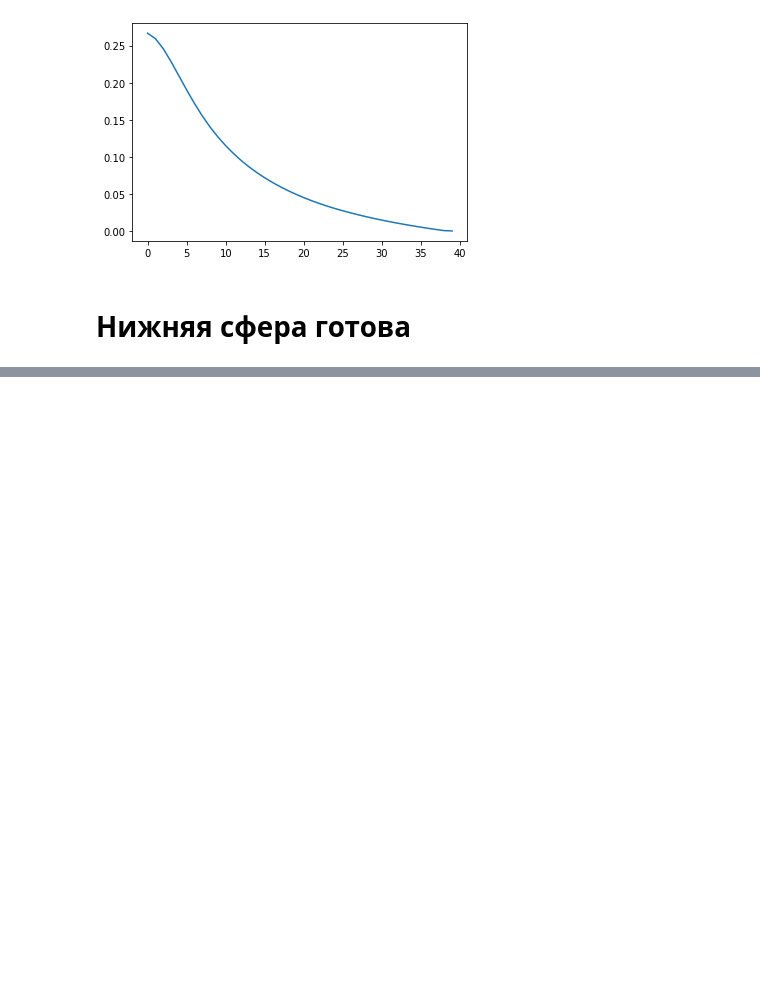
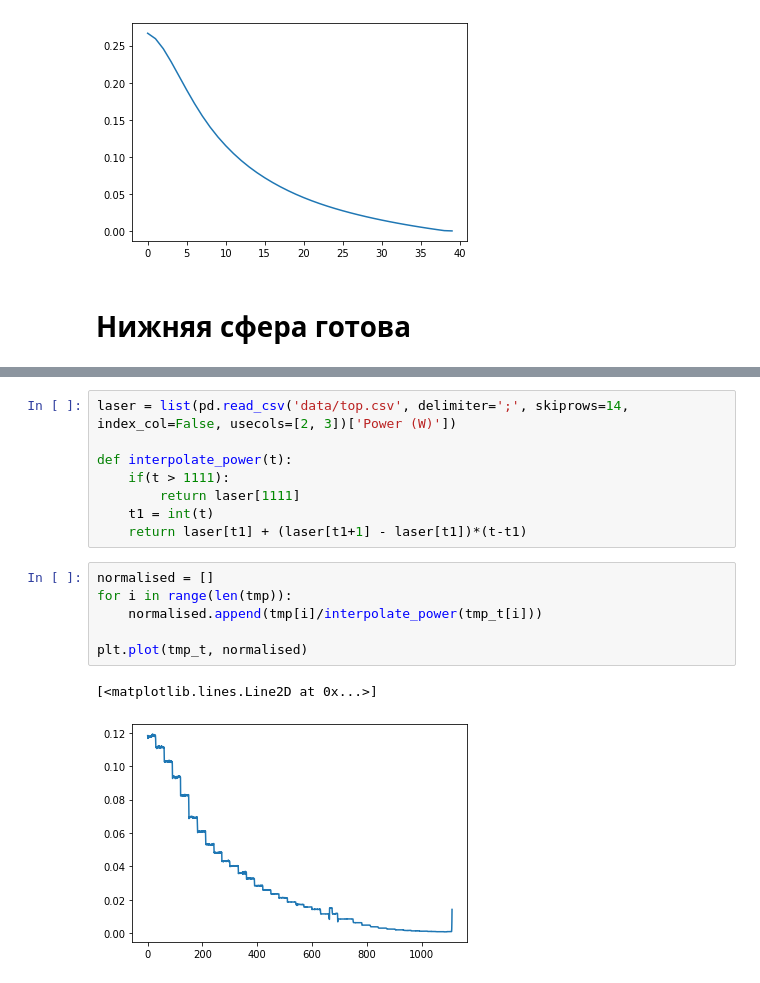
Before and after one commit to Semyonov-as/IPYNBs, a Jupyter notebook: Photonics/Scattering_honiometr.ipynb, the cells around one changed output, grey strips where cells are left out. Saved outputs shown, nothing was run; the diff lists cells and outputs as text; blank space fills up the shorter version.

```diff
--- a/Photonics/Scattering_honiometr.ipynb
+++ b/Photonics/Scattering_honiometr.ipynb
@@ -114,0 +190,17 @@ plt.plot(d, U_bot)
+# %%
+laser = list(pd.read_csv('data/top.csv', delimiter=';', skiprows=14, index_col=False, usecols=[2, 3])['Power (W)'])
+
+def interpolate_power(t):
+    if(t > 1111):
+        return laser[1111]
+    t1 = int(t)
+    return laser[t1] + (laser[t1+1] - laser[t1])*(t-t1)
+# %%
+normalised = []
+for i in range(len(tmp)):
+    normalised.append(tmp[i]/interpolate_power(tmp_t[i]))
+
+plt.plot(tmp_t, normalised)
+# %% [output]
+[<matplotlib.lines.Line2D at 0x...>]
+[figure, added]
```
Also changed, not shown: parts of 23 cells of this notebook, 2 other files.
